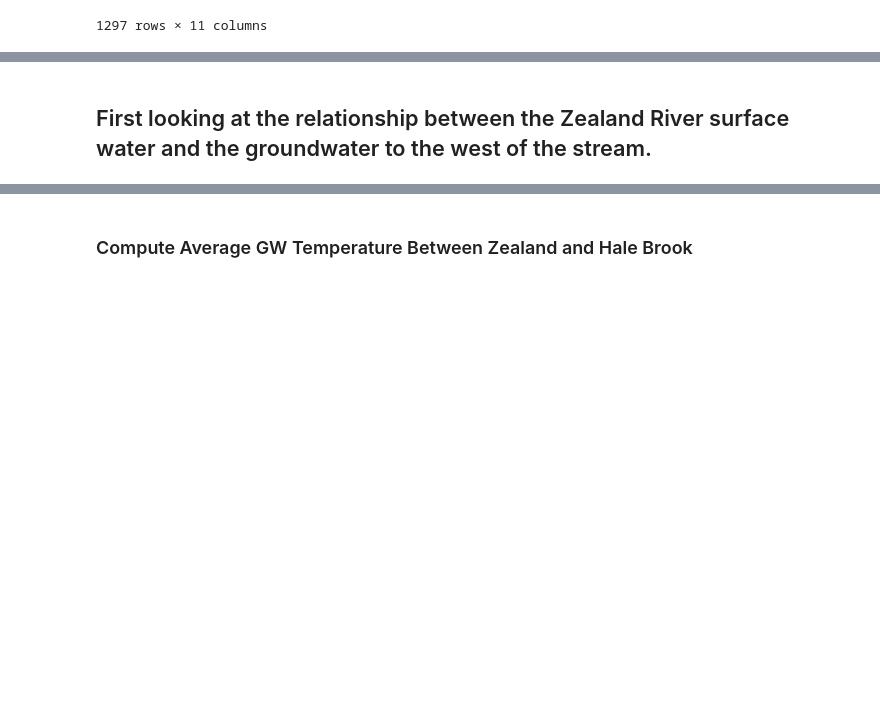
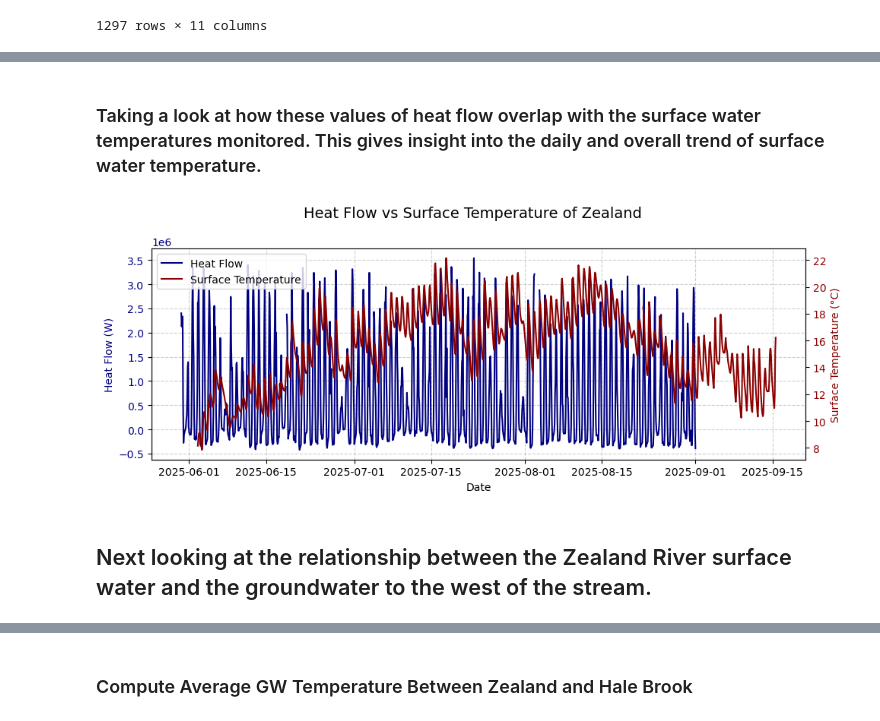
Before and after one commit to ryansiegel44/ESCI_895_Final_Project_RyanS, a Jupyter notebook: Final_Project_NB.ipynb, the cells around one changed output, grey strips where cells are left out. Drawn from its saved outputs; the diff is of its cells as text; code cells hidden in the pictures; blank space fills up the shorter version.

```diff
--- a/Final_Project_NB.ipynb
+++ b/Final_Project_NB.ipynb
@@ -39,9 +38,18 @@ first = Path("gw data")/"gw_ll05_09_15_2025.csv"
 radiation = Path('Rad Data')
 aquifer_k = 2 #W/m/K Up to change
 L = 2 #Length in Meters Ground Water to Surface Water
-GW_Area = 4 #Area in Sq M, based on Length Measurement Used
+L_03 = 35
+L_05 = 35
+L_08 = 45
+GW_Area = 4 #Area in Sq M, based on Length Measurement Used and 2 meter Width
+GW_Area_03 = 70
+GW_Area_05 = 70
+GW_Area_08 = 90
 sigma = 5.67e-8  # Stefan-Boltzmann constant (W/m²·K⁴)
 albedo = 0.06    # typical for water
-emissivity = 0.97
+emissivity = 0.97 # typical for water
+absorptivity_w = 0.9 # typical for water
+zealand_sqm = 4700 #approximent square meters of exposed to direct sunlight
+hale_sqm = 10000
 # %% [markdown]
 ### Function for Loading in Water Temp Data
@@ -143,0 +205,4 @@ Error processing sw_ll11_09_15_2025_cond.csv: 'Date'
+# %%
+dfsw['average_zealand'] = (dfsw[['TEMPERATURE_sw_ll01_06_03_2025', 'TEMPERATURE_sw_ll01_06_04_2025',
+                         'TEMPERATURE_sw_ll01_09_15_2025', 'TEMPERATURE_sw_ll07_06_02_2025',
+                         'TEMPERATURE_sw_ll07_09_15_2025']]).mean(axis=1, skipna=True)
@@ -144,2 +256,32 @@ Error processing sw_ll11_09_15_2025_cond.csv: 'Date'
+# %% [markdown]
+### Taking a look at how these values of heat flow overlap with the surface water temperatures monitored. This gives insight into the daily and overall trend of surface water temperature.
+# %%
+fig, ax1 = plt.subplots(figsize=(10, 4))
+
+# First dataset: q_net (W/m²) on left y-axis
+ax1.plot(dfrad.index, dfrad['q_rad_zealand'], linestyle='-', color='navy', label='Heat Flow')
+ax1.set_xlabel('Date')
+ax1.set_ylabel('Heat Flow (W)', color='navy')
+ax1.tick_params(axis='y', labelcolor='navy')
+ax1.grid(True, linestyle='--', alpha=0.6)
+
+# Second dataset: average_new_channel (Temperature) on right y-axis
+ax2 = ax1.twinx()
+ax2.plot(dfsw.index, dfsw['average_zealand'], linestyle='-', color='darkred', label='Surface Temperature')
+ax2.set_ylabel('Surface Temperature (°C)', color='darkred')
+ax2.tick_params(axis='y', labelcolor='darkred')
+
+# Title
+fig.suptitle('Heat Flow vs Surface Temperature of Zealand', fontsize=14)
+
+# Legend: combine both axes
+lines_1, labels_1 = ax1.get_legend_handles_labels()
+lines_2, labels_2 = ax2.get_legend_handles_labels()
+ax1.legend(lines_1 + lines_2, labels_1 + labels_2, loc='upper left')
+
+fig.tight_layout()
+plt.show()
+# %% [output]
+[figure, added]
 # %% [markdown]
-## First looking at the relationship between the Zealand River surface water and the groundwater to the west of the stream.
+## Next looking at the relationship between the Zealand River surface water and the groundwater to the west of the stream.
```
Also changed, not shown: parts of 38 cells of this notebook.
